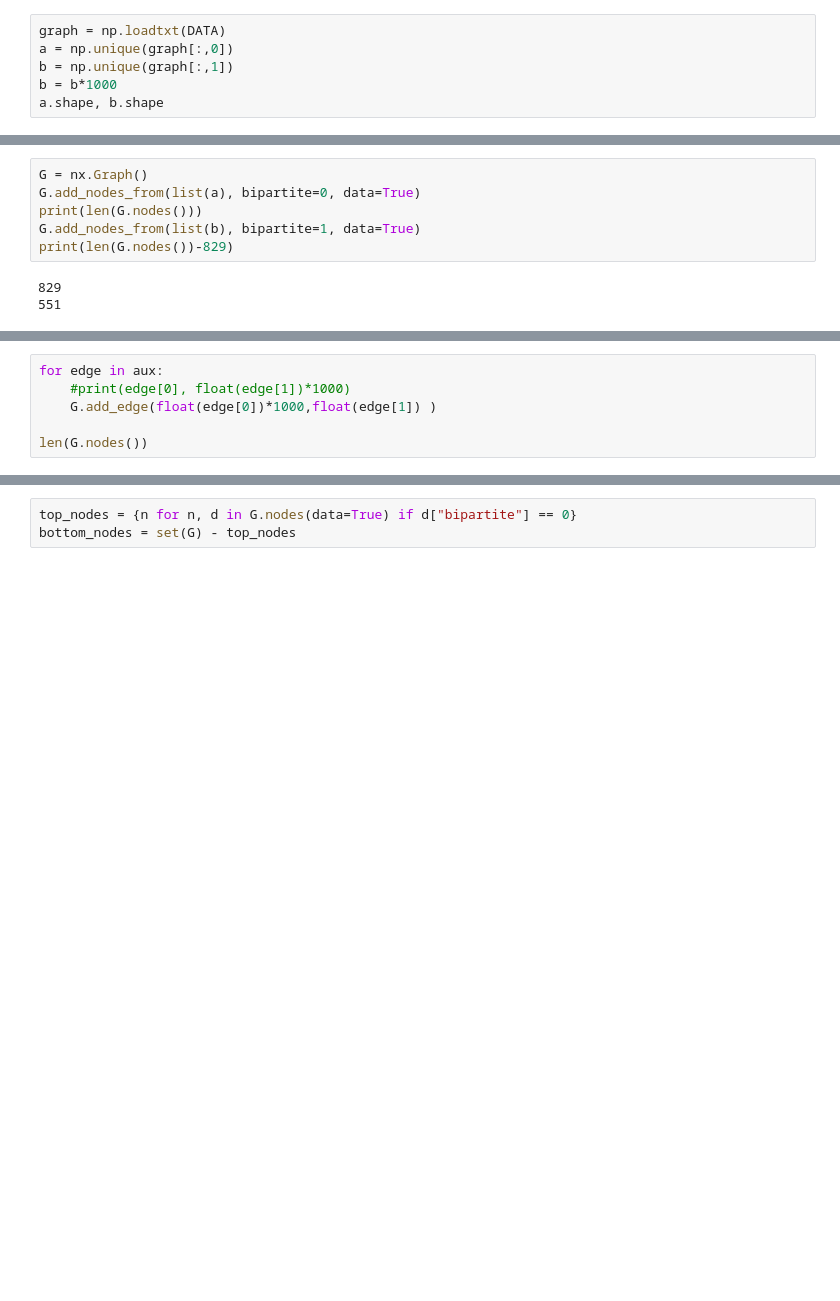
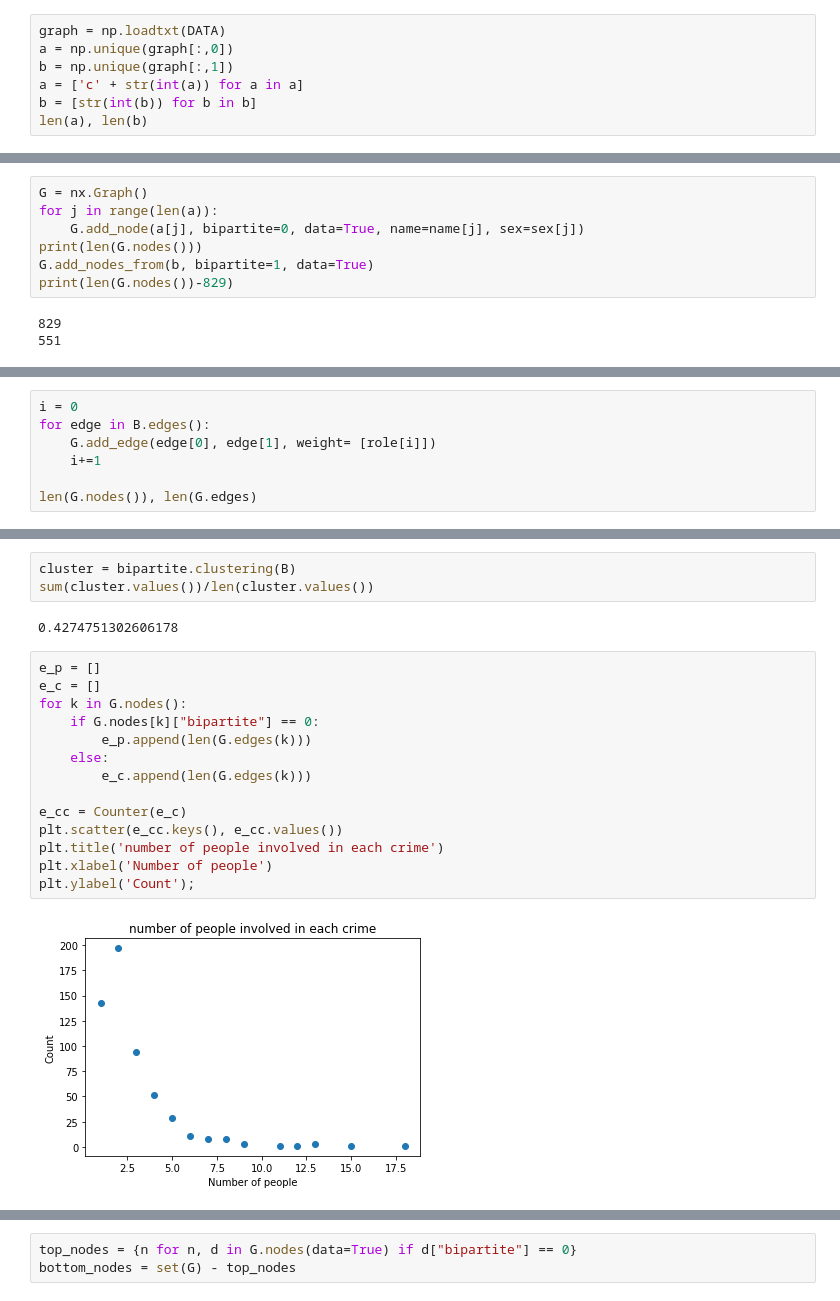
Before and after one commit to dmdequin/CrimeNetworkAnalysis, a Jupyter notebook: Notebooks/Sanna.ipynb, the cells around one changed output, grey strips where cells are left out. Saved outputs shown, nothing was run; the diff lists cells and outputs as text; blank space fills up the shorter version.

Commit message:
Added attributes and some stats.
Loaded graph, added node and edge attributes, and some statistics about it. Simple graph projection images.

```diff
--- a/Notebooks/Sanna.ipynb
+++ b/Notebooks/Sanna.ipynb
@@ -14,6 +33,7 @@ EdgeView([('1', '1'), ('1', '2'), ('1', '3'), ('1', '4'), ('1', '756'), ('2', '5
 graph = np.loadtxt(DATA)
 a = np.unique(graph[:,0])
 b = np.unique(graph[:,1])
-b = b*1000
-a.shape, b.shape
+a = ['c' + str(int(a)) for a in a]
+b = [str(int(b)) for b in b]
+len(a), len(b)
 # %% [output]
@@ -21,8 +41,9 @@ a.shape, b.shape
 # %%
 G = nx.Graph()
-G.add_nodes_from(list(a), bipartite=0, data=True)
+for j in range(len(a)):
+    G.add_node(a[j], bipartite=0, data=True, name=name[j], sex=sex[j])
 print(len(G.nodes()))
-G.add_nodes_from(list(b), bipartite=1, data=True)
+G.add_nodes_from(b, bipartite=1, data=True)
 print(len(G.nodes())-829)
 # %% [output]
 829
@@ -34,6 +50,0 @@ len(G.nodes())
-# %%
-for edge in aux:
-    #print(edge[0], float(edge[1])*1000)
-    G.add_edge(float(edge[0])*1000,float(edge[1]) )
-
-len(G.nodes())
@@ -49,0 +73,7 @@ NodeView((1.0, 2.0, 3.0, 4.0, 5.0, 6.0, 7.0, 8.0, 9.0, 10.0, 11.0, 12.0, 13.0, 1
+# %%
+i = 0
+for edge in B.edges():
+    G.add_edge(edge[0], edge[1], weight= [role[i]])
+    i+=1
+
+len(G.nodes()), len(G.edges)
@@ -49,0 +102,21 @@ NodeView((1.0, 2.0, 3.0, 4.0, 5.0, 6.0, 7.0, 8.0, 9.0, 10.0, 11.0, 12.0, 13.0, 1
+# %%
+cluster = bipartite.clustering(B)
+sum(cluster.values())/len(cluster.values())
+# %% [output]
+0.4274751302606178
+# %%
+e_p = []
+e_c = []
+for k in G.nodes():
+    if G.nodes[k]["bipartite"] == 0:
+        e_p.append(len(G.edges(k)))
+    else:
+        e_c.append(len(G.edges(k)))
+
+e_cc = Counter(e_c)
+plt.scatter(e_cc.keys(), e_cc.values())
+plt.title('number of people involved in each crime')
+plt.xlabel('Number of people')
+plt.ylabel('Count');
+# %% [output]
+[figure, added]
```
Also changed, not shown: parts of 16 cells of this notebook.
